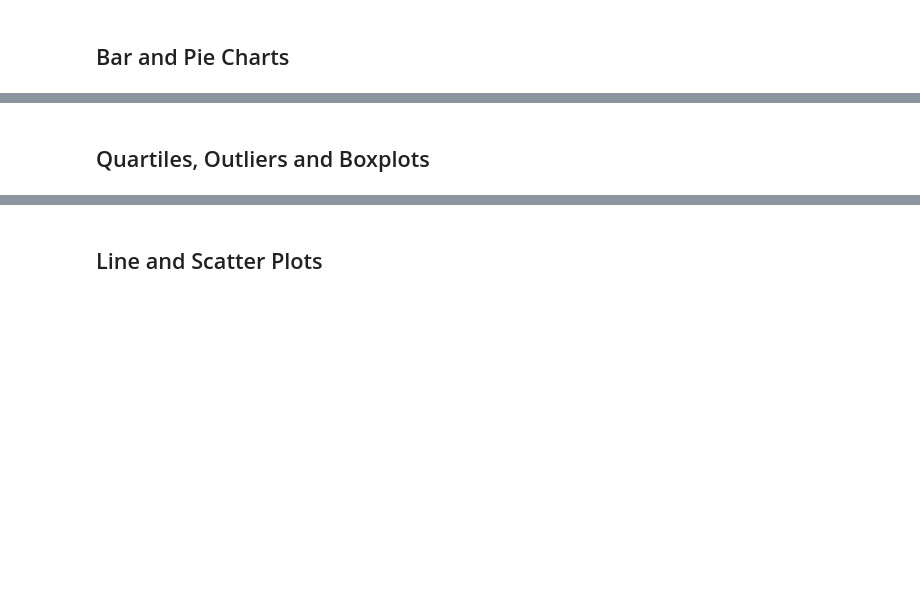
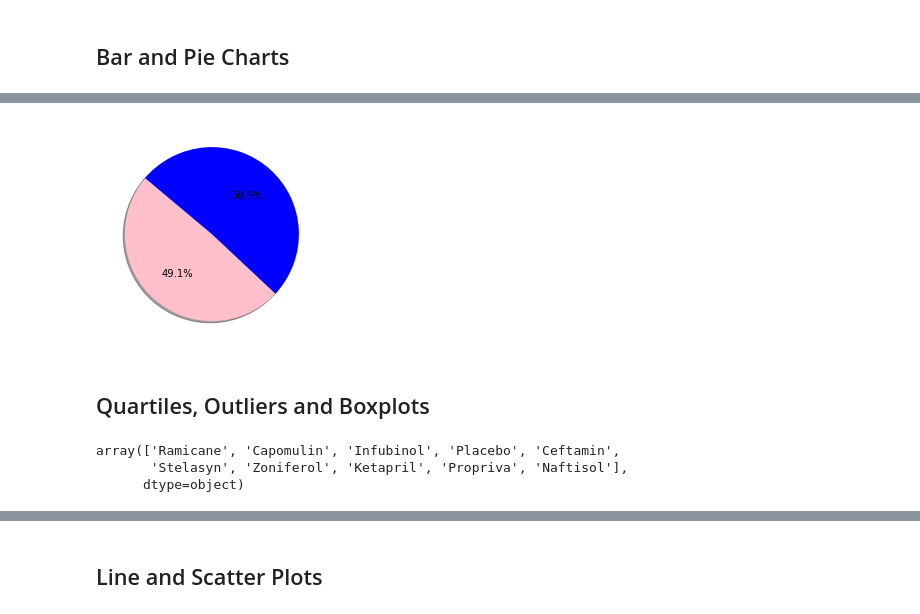
Before and after one commit to AmyAndersson/Pymaceuticals, a Jupyter notebook: pymaceuticals_starter.ipynb, the cells around one changed output, grey strips where cells are left out. Drawn from its saved outputs; the diff is of its cells as text; code cells hidden in the pictures; blank space fills up the shorter version.

```diff
--- a/pymaceuticals_starter.ipynb
+++ b/pymaceuticals_starter.ipynb
@@ -188,2 +209,7 @@ TypeError: 'DataFrameGroupBy' object is not callable
 # %%
-# Generate a pie plot showing the distribution of female versus male mice using pandas
+# Generate a pie plot showing the distribution of female versus male mice using pyplot
+
+
+plt.pie(sex_count,autopct="%1.1f%%", shadow=True, startangle=140, colors=colour);
+# %% [output]
+[figure, added]
@@ -192,2 +216,8 @@ TypeError: 'DataFrameGroupBy' object is not callable
 # %% [markdown]
 ## Quartiles, Outliers and Boxplots
+# %%
+drugs
+# %% [output]
+array(['Ramicane', 'Capomulin', 'Infubinol', 'Placebo', 'Ceftamin',
+       'Stelasyn', 'Zoniferol', 'Ketapril', 'Propriva', 'Naftisol'],
+      dtype=object)
```
Also changed, not shown: parts of 14 cells of this notebook.
